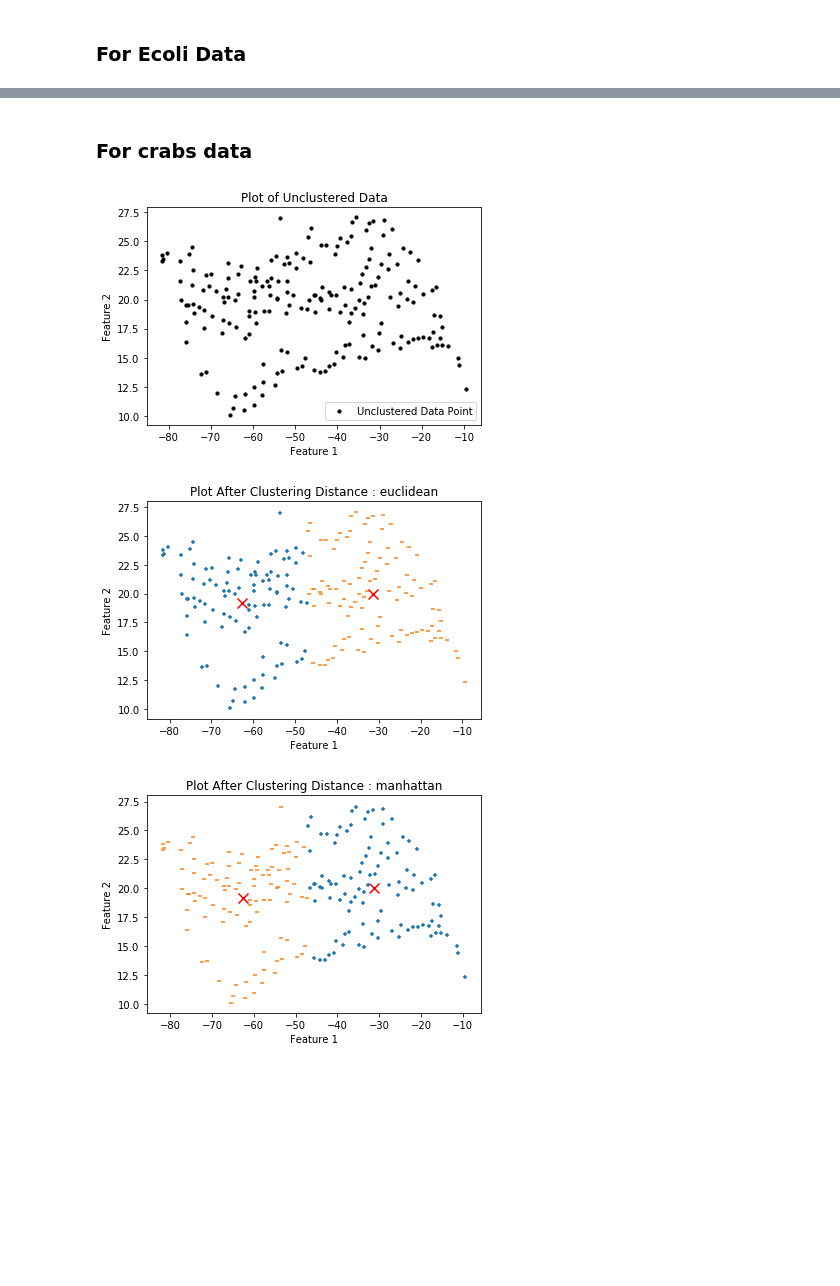
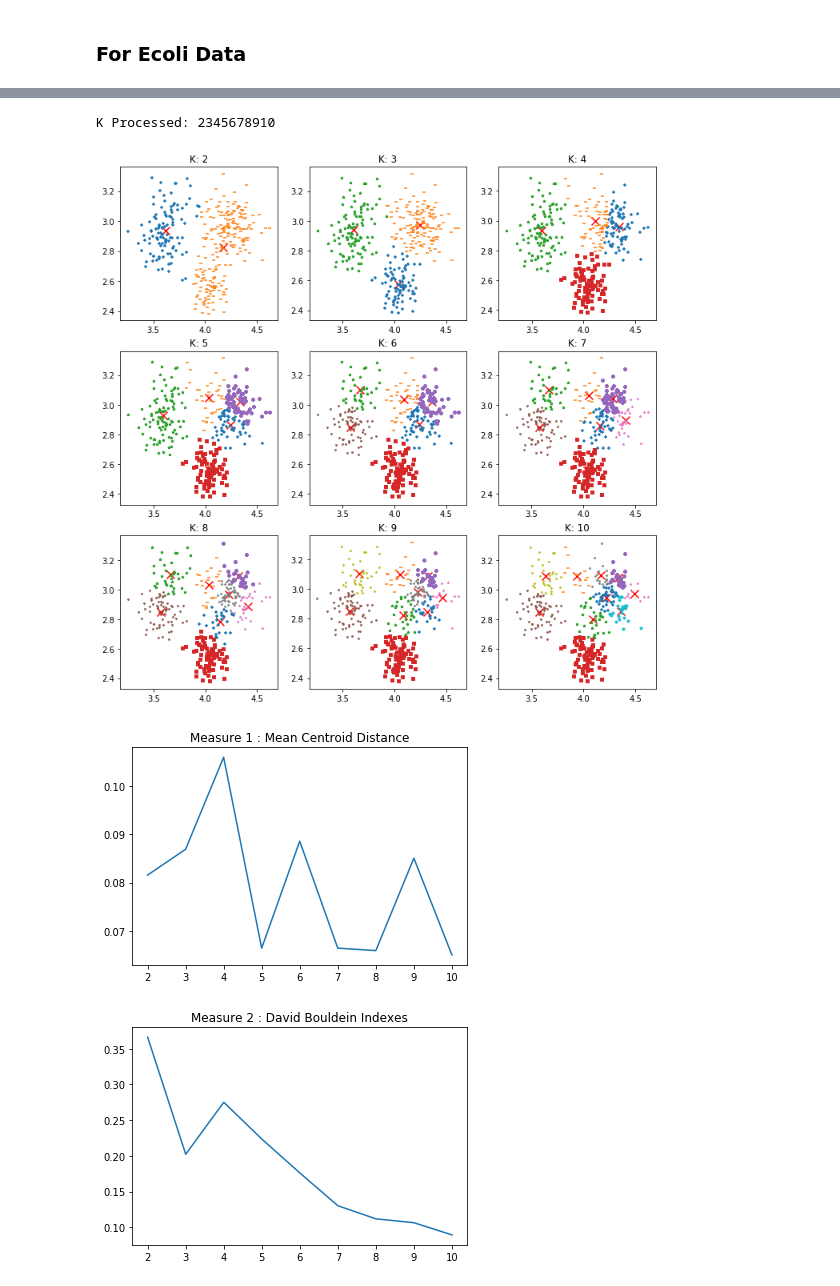
Before and after one commit to shivammehta25/Machine-Learning-Lab, a Jupyter notebook: Task 10 | Clustering K means.ipynb, the cells around one changed output, grey strips where cells are left out. Cells and saved outputs as stored; diff of their text form; code cells hidden in the pictures; blank space fills up the shorter version.

Commit message:
Adding Quality Measures in Clustering

```diff
--- a/Task 10 | Clustering K means.ipynb
+++ b/Task 10 | Clustering K means.ipynb
@@ -177,8 +232,3 @@ class KMeans:
         plt.show()
 # %% [markdown]
 ### For Ecoli Data
-# %%
-for distance in ['euclidean', 'manhattan']:
-    km = KMeans(distance=distance)
-    km.fit(data.X, data.Y)
-    km.plot_cluster()
@@ -199,5 +234,0 @@ Utils.plot_data(data2.X, data2.Y)
-# %%
-for distance in ['euclidean', 'manhattan']:
-    km = KMeans(distance=distance)
-    km.fit(data2.X, data2.Y)
-    km.plot_cluster()
@@ -207,18 +235,29 @@ for distance in ['euclidean', 'manhattan']:
-# %% [markdown]
-### For crabs data
-# %%
-filename = 'crabs.csv'
-folder_name = 'Task10_DataSet'
-filename = join(folder_name, filename)
-data3 = DataProcessor(filename)
-Utils.plot_data(data3.X, data3.Y)
-# %% [output]
-[figure, removed]
-# %%
-for distance in ['euclidean', 'manhattan']:
-    km = KMeans(distance=distance)
-    km.fit(data3.X, data3.Y)
-    km.plot_cluster()
-# %% [output]
-[figure, removed]
-[figure, removed]
+# %%
+mean_centroid_distance = []
+david_bouldien_indexes = []
+print('K Processed: ', end='')
+plt.figure(figsize=(12,12))
+for k in range(2, 11):
+    print(k, end='')
+    km = KMeans(k)
+    km.fit(data.X, data.Y)
+    km.plot_cluster(k-1)
+    mean_centroid_distance.append(km.mean_centroid_distance())
+    david_bouldien_indexes.append(km.david_bouldien_index())
+km.show_plot()
+
+
+plt.title('Measure 1 : Mean Centroid Distance')
+x_axis = np.linspace(2,10,9)
+plt.plot(x_axis,mean_centroid_distance)
+plt.show()
+
+plt.title('Measure 2 : David Bouldein Indexes')
+x_axis = np.linspace(2,10,9)
+plt.plot(x_axis, david_bouldien_indexes)
+plt.show()
+# %% [output]
+K Processed: 2345678910
+[figure, added]
+[figure, added]
+[figure, added]
```
Also changed, not shown: parts of 11 cells of this notebook.
